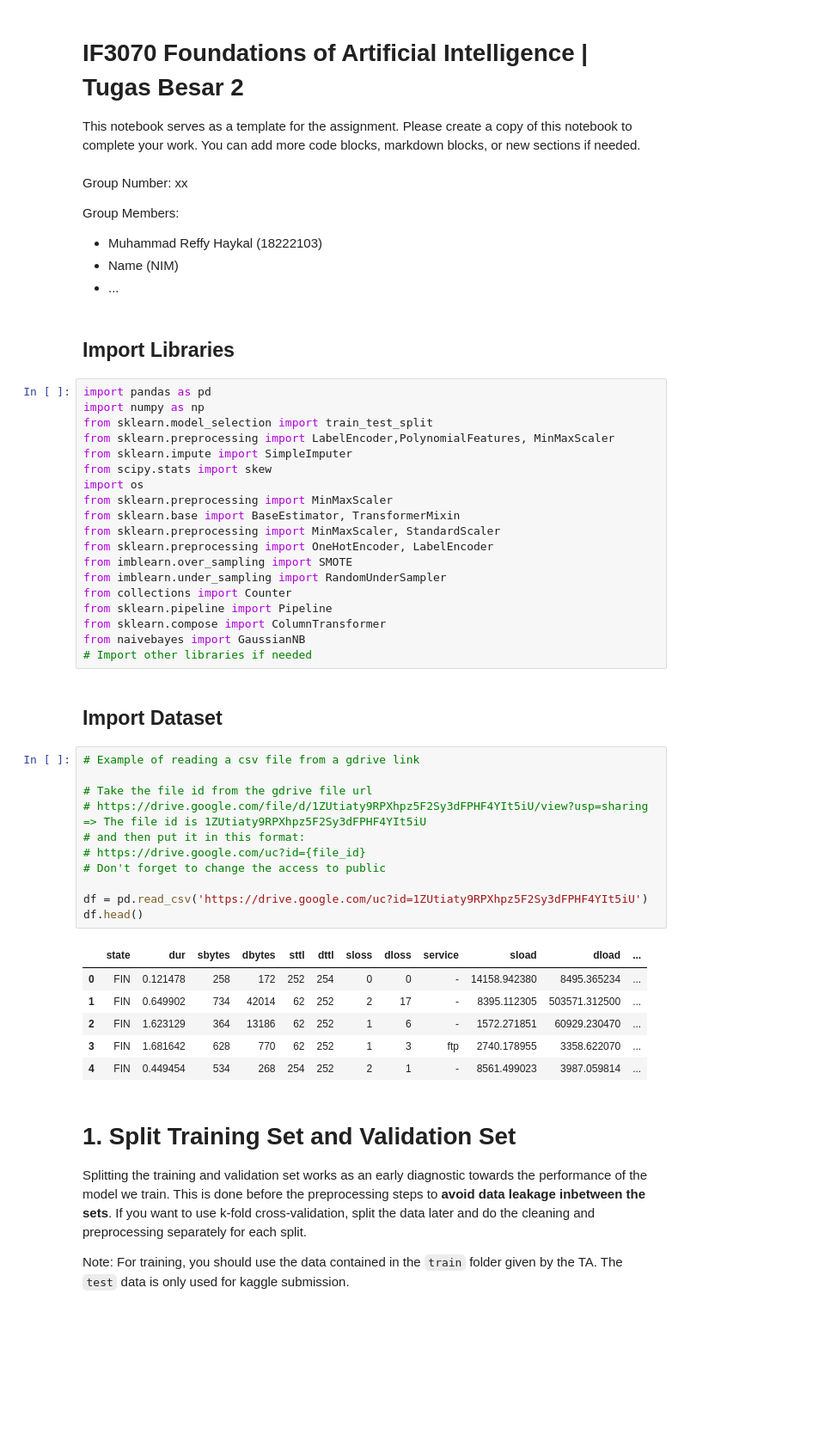
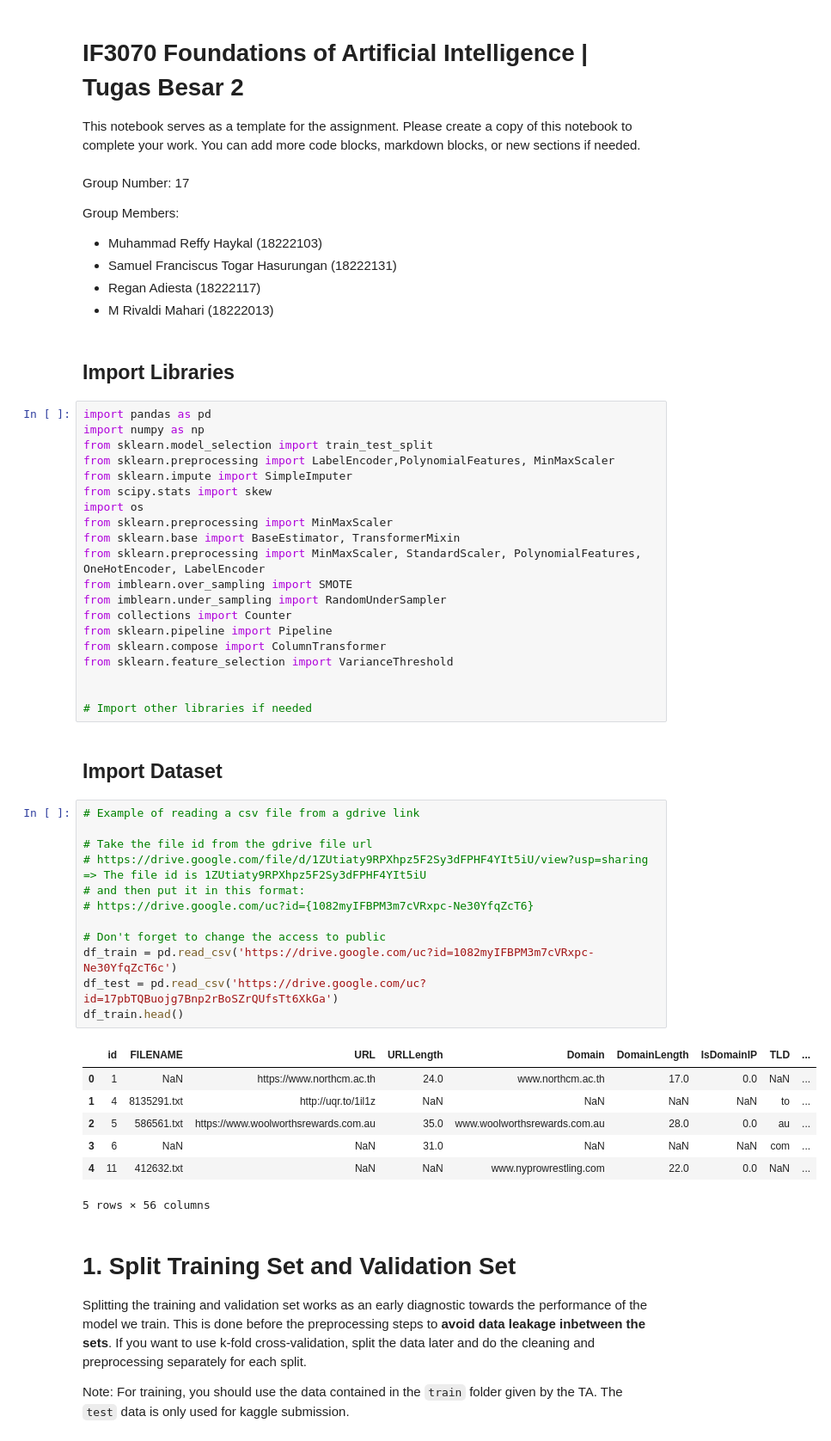
Before and after one commit to MreffyH/TUBES_DAI2, a Jupyter notebook: src/main.ipynb, the cells around one changed output. Shown: that part at 86% size. Saved outputs shown, nothing was run; the diff lists cells and outputs as text; blank space fills up the shorter version.

```diff
--- a/src/main.ipynb
+++ b/src/main.ipynb
@@ -3,12 +3,13 @@
 
 This notebook serves as a template for the assignment. Please create a copy of this notebook to complete your work. You can add more code blocks, markdown blocks, or new sections if needed.
 # %% [markdown]
-Group Number: xx
+Group Number: 17
 
 Group Members:
 - Muhammad Reffy Haykal (18222103)
-- Name (NIM)
-- ...
+- Samuel Franciscus Togar Hasurungan (18222131)
+- Regan Adiesta (18222117)
+- M Rivaldi Mahari (18222013)
 # %% [markdown]
 ## Import Libraries
 # %%
@@ -21,35 +22,38 @@ from scipy.stats import skew
 import os
 from sklearn.preprocessing import MinMaxScaler
 from sklearn.base import BaseEstimator, TransformerMixin
-from sklearn.preprocessing import MinMaxScaler, StandardScaler
-from sklearn.preprocessing import OneHotEncoder, LabelEncoder
+from sklearn.preprocessing import MinMaxScaler, StandardScaler, PolynomialFeatures, OneHotEncoder, LabelEncoder
 from imblearn.over_sampling import SMOTE
 from imblearn.under_sampling import RandomUnderSampler
 from collections import Counter
 from sklearn.pipeline import Pipeline
 from sklearn.compose import ColumnTransformer
-from naivebayes import GaussianNB
+from sklearn.feature_selection import VarianceThreshold
+
+
 # Import other libraries if needed
 # %% [markdown]
 ## Import Dataset
 # %%
 # Example of reading a csv file from a gdrive link
 
 # Take the file id from the gdrive file url
 # https://drive.google.com/file/d/1ZUtiaty9RPXhpz5F2Sy3dFPHF4YIt5iU/view?usp=sharing => The file id is 1ZUtiaty9RPXhpz5F2Sy3dFPHF4YIt5iU
 # and then put it in this format:
-# https://drive.google.com/uc?id={file_id}
+# https://drive.google.com/uc?id={1082myIFBPM3m7cVRxpc-Ne30YfqZcT6}
+
 # Don't forget to change the access to public
-
-df = pd.read_csv('https://drive.google.com/uc?id=1ZUtiaty9RPXhpz5F2Sy3dFPHF4YIt5iU')
-df.head()
+df_train = pd.read_csv('https://drive.google.com/uc?id=1082myIFBPM3m7cVRxpc-Ne30YfqZcT6c')
+df_test = pd.read_csv('https://drive.google.com/uc?id=17pbTQBuojg7Bnp2rBoSZrQUfsTt6XkGa')
+df_train.head()
 # %% [output]
-|  | state | dur | sbytes | dbytes | sttl | dttl | sloss | dloss | service | sload | dload | ... |
-| 0 | FIN | 0.121478 | 258 | 172 | 252 | 254 | 0 | 0 | - | 14158.942380 | 8495.365234 | ... |
-| 1 | FIN | 0.649902 | 734 | 42014 | 62 | 252 | 2 | 17 | - | 8395.112305 | 503571.312500 | ... |
-| 2 | FIN | 1.623129 | 364 | 13186 | 62 | 252 | 1 | 6 | - | 1572.271851 | 60929.230470 | ... |
-| 3 | FIN | 1.681642 | 628 | 770 | 62 | 252 | 1 | 3 | ftp | 2740.178955 | 3358.622070 | ... |
-| 4 | FIN | 0.449454 | 534 | 268 | 254 | 252 | 2 | 1 | - | 8561.499023 | 3987.059814 | ... |
+|  | id | FILENAME | URL | URLLength | Domain | DomainLength | IsDomainIP | TLD | ... |
+| 0 | 1 | NaN | https://www.northcm.ac.th | 24.0 | www.northcm.ac.th | 17.0 | 0.0 | NaN | ... |
+| 1 | 4 | 8135291.txt | http://uqr.to/1il1z | NaN | NaN | NaN | NaN | to | ... |
+| 2 | 5 | 586561.txt | https://www.woolworthsrewards.com.au | 35.0 | www.woolworthsrewards.com.au | 28.0 | 0.0 | au | ... |
+| 3 | 6 | NaN | NaN | 31.0 | NaN | NaN | NaN | com | ... |
+| 4 | 11 | 412632.txt | NaN | NaN | www.nyprowrestling.com | 22.0 | 0.0 | NaN | ... |
+5 rows × 56 columns
 # %% [markdown]
 # 1. Split Training Set and Validation Set
 
```
Also changed, not shown: parts of 28 cells of this notebook, 4 other files.
